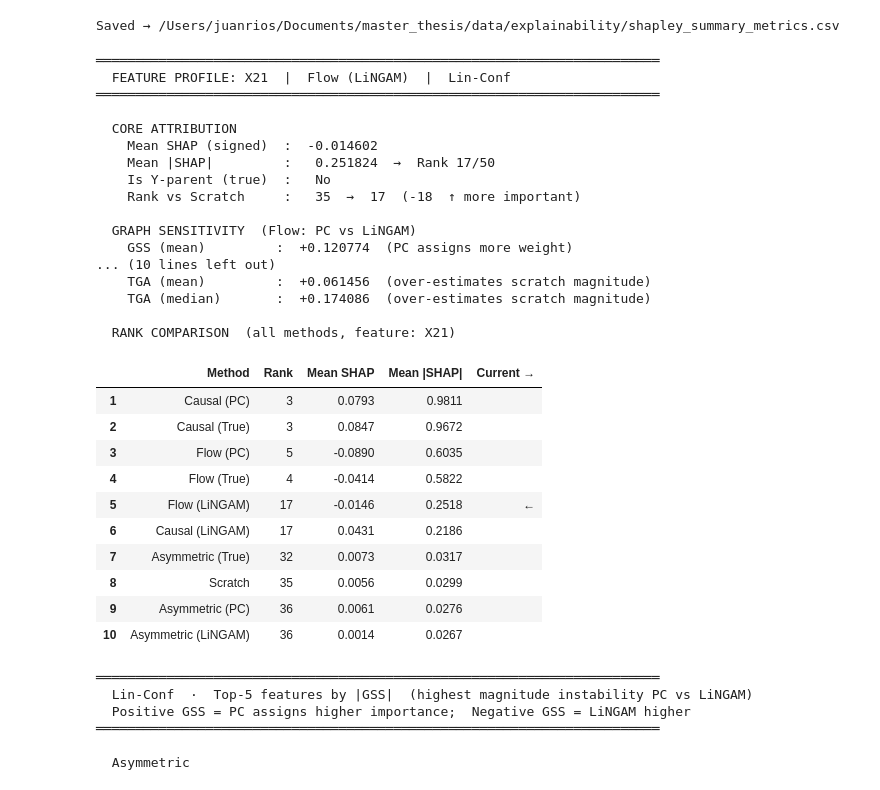
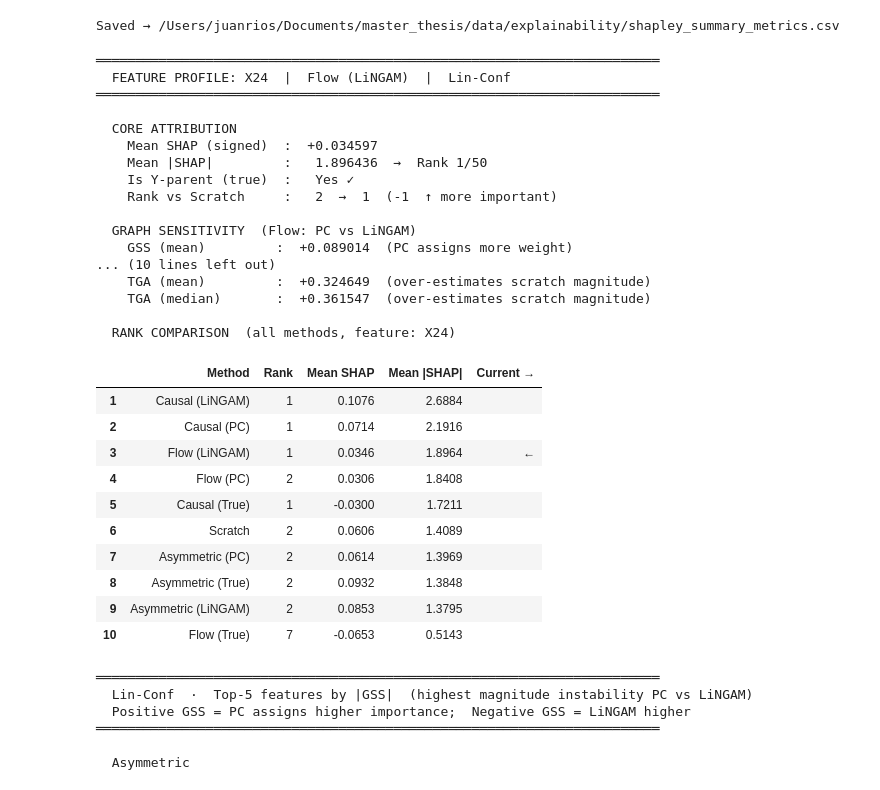
Before and after one commit to juanriosg12/master_thesis, a Jupyter notebook: notebooks/shapley_summary.ipynb, the cells around one changed output. Drawn from its saved outputs; the diff is of its cells as text; code cells hidden in the pictures.

```diff
--- a/notebooks/shapley_summary.ipynb
+++ b/notebooks/shapley_summary.ipynb
@@ -1044,36 +1044,36 @@ print(f"Saved → {out_path}")
 # %% [output]
 Saved → /Users/juanrios/Documents/master_thesis/data/explainability/shapley_summary_metrics.csv
 # %%
-details=feature_profile("X21", "Flow (LiNGAM)")
+details=feature_profile("X24", "Flow (LiNGAM)")
 # %% [output]
 ════════════════════════════════════════════════════════════════════════
-  FEATURE PROFILE: X21  |  Flow (LiNGAM)  |  Lin-Conf
+  FEATURE PROFILE: X24  |  Flow (LiNGAM)  |  Lin-Conf
 ════════════════════════════════════════════════════════════════════════
 
   CORE ATTRIBUTION
-    Mean SHAP (signed)  :  -0.014602
-    Mean |SHAP|         :   0.251824  →  Rank 17/50
-    Is Y-parent (true)  :   No
-    Rank vs Scratch     :   35  →  17  (-18  ↑ more important)
+    Mean SHAP (signed)  :  +0.034597
+    Mean |SHAP|         :   1.896436  →  Rank 1/50
+    Is Y-parent (true)  :   Yes ✓
+    Rank vs Scratch     :   2  →  1  (-1  ↑ more important)
 
   GRAPH SENSITIVITY  (Flow: PC vs LiNGAM)
-    GSS (mean)         :  +0.120774  (PC assigns more weight)
+    GSS (mean)         :  +0.089014  (PC assigns more weight)
 ... (10 lines left out)
-    TGA (mean)         :  +0.061456  (over-estimates scratch magnitude)
-    TGA (median)       :  +0.174086  (over-estimates scratch magnitude)
+    TGA (mean)         :  +0.324649  (over-estimates scratch magnitude)
+    TGA (median)       :  +0.361547  (over-estimates scratch magnitude)
 
-  RANK COMPARISON  (all methods, feature: X21)
+  RANK COMPARISON  (all methods, feature: X24)
 |  | Method | Rank | Mean SHAP | Mean |SHAP| | Current → |
-| 1 | Causal (PC) | 3 | 0.0793 | 0.9811 |  |
-| 2 | Causal (True) | 3 | 0.0847 | 0.9672 |  |
-| 3 | Flow (PC) | 5 | -0.0890 | 0.6035 |  |
-| 4 | Flow (True) | 4 | -0.0414 | 0.5822 |  |
-| 5 | Flow (LiNGAM) | 17 | -0.0146 | 0.2518 | ← |
-| 6 | Causal (LiNGAM) | 17 | 0.0431 | 0.2186 |  |
-| 7 | Asymmetric (True) | 32 | 0.0073 | 0.0317 |  |
-| 8 | Scratch | 35 | 0.0056 | 0.0299 |  |
-| 9 | Asymmetric (PC) | 36 | 0.0061 | 0.0276 |  |
-| 10 | Asymmetric (LiNGAM) | 36 | 0.0014 | 0.0267 |  |
+| 1 | Causal (LiNGAM) | 1 | 0.1076 | 2.6884 |  |
+| 2 | Causal (PC) | 1 | 0.0714 | 2.1916 |  |
+| 3 | Flow (LiNGAM) | 1 | 0.0346 | 1.8964 | ← |
+| 4 | Flow (PC) | 2 | 0.0306 | 1.8408 |  |
+| 5 | Causal (True) | 1 | -0.0300 | 1.7211 |  |
+| 6 | Scratch | 2 | 0.0606 | 1.4089 |  |
+| 7 | Asymmetric (PC) | 2 | 0.0614 | 1.3969 |  |
+| 8 | Asymmetric (True) | 2 | 0.0932 | 1.3848 |  |
+| 9 | Asymmetric (LiNGAM) | 2 | 0.0853 | 1.3795 |  |
+| 10 | Flow (True) | 7 | -0.0653 | 0.5143 |  |
 # %%
 K_DIAG = 5
 # %%
```
Also changed, not shown: 5 other files.
